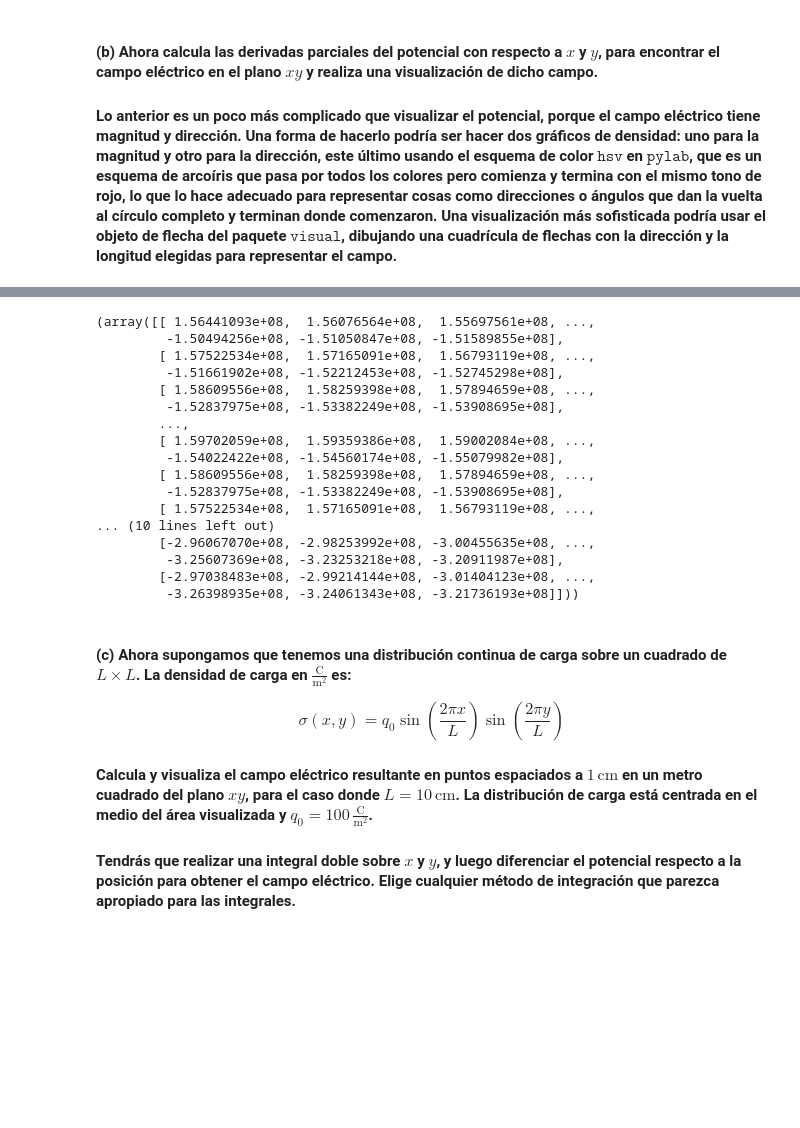
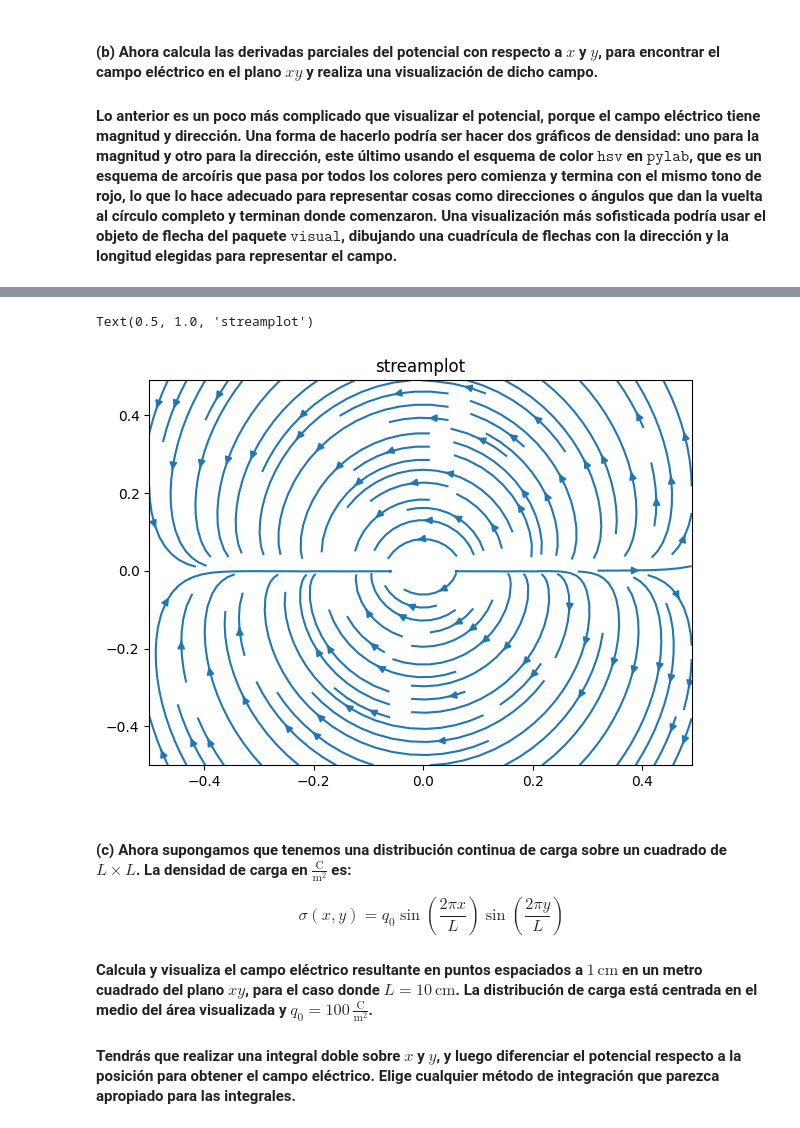
Before and after one commit to Alexi5omg/CLASE, a Jupyter notebook: Tareas/Práctica_3.ipynb, the cells around one changed output, grey strips where cells are left out. Drawn from its saved outputs; the diff is of its cells as text; code cells hidden in the pictures; blank space fills up the shorter version.

```diff
--- a/Tareas/Práctica_3.ipynb
+++ b/Tareas/Práctica_3.ipynb
@@ -607,23 +604,12 @@ pl.imshow(ET_magnitud,cmap='coolwarm',origin='lower')
-# %%
-(fx(V1,x,y),fy(V1,x,y))
-# %% [output]
-(array([[ 1.56441093e+08,  1.56076564e+08,  1.55697561e+08, ...,
-         -1.50494256e+08, -1.51050847e+08, -1.51589855e+08],
-        [ 1.57522534e+08,  1.57165091e+08,  1.56793119e+08, ...,
-         -1.51661902e+08, -1.52212453e+08, -1.52745298e+08],
-        [ 1.58609556e+08,  1.58259398e+08,  1.57894659e+08, ...,
-         -1.52837975e+08, -1.53382249e+08, -1.53908695e+08],
-        ...,
-        [ 1.59702059e+08,  1.59359386e+08,  1.59002084e+08, ...,
-         -1.54022422e+08, -1.54560174e+08, -1.55079982e+08],
-        [ 1.58609556e+08,  1.58259398e+08,  1.57894659e+08, ...,
-         -1.52837975e+08, -1.53382249e+08, -1.53908695e+08],
-        [ 1.57522534e+08,  1.57165091e+08,  1.56793119e+08, ...,
-... (10 lines left out)
-        [-2.96067070e+08, -2.98253992e+08, -3.00455635e+08, ...,
-         -3.25607369e+08, -3.23253218e+08, -3.20911987e+08],
-        [-2.97038483e+08, -2.99214144e+08, -3.01404123e+08, ...,
-         -3.26398935e+08, -3.24061343e+08, -3.21736193e+08]]))
+# %%
+# De la ayudantía:
+fig, (ax1) = pl.subplots(1,figsize = (7,5))
+
+ax1.streamplot(x,y,Ex,Ey)
+ax1.set_title('streamplot')
+# %% [output]
+Text(0.5, 1.0, 'streamplot')
+[figure, added]
 # %% [markdown]
 #### **(c)** Ahora supongamos que tenemos una distribución continua de carga sobre un cuadrado de $L \times L$. La densidad de carga en $\frac{\mathrm{C}}{\mathrm{m}^2}$ es:
 
```
Also changed, not shown: parts of 5 cells of this notebook.
